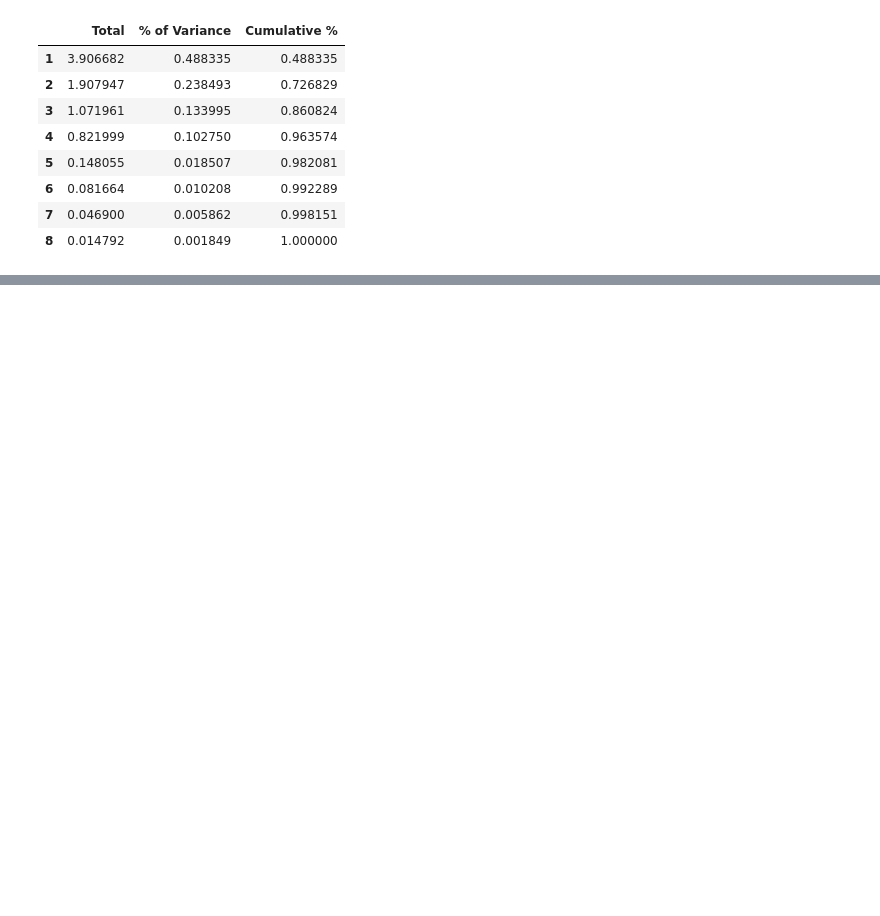
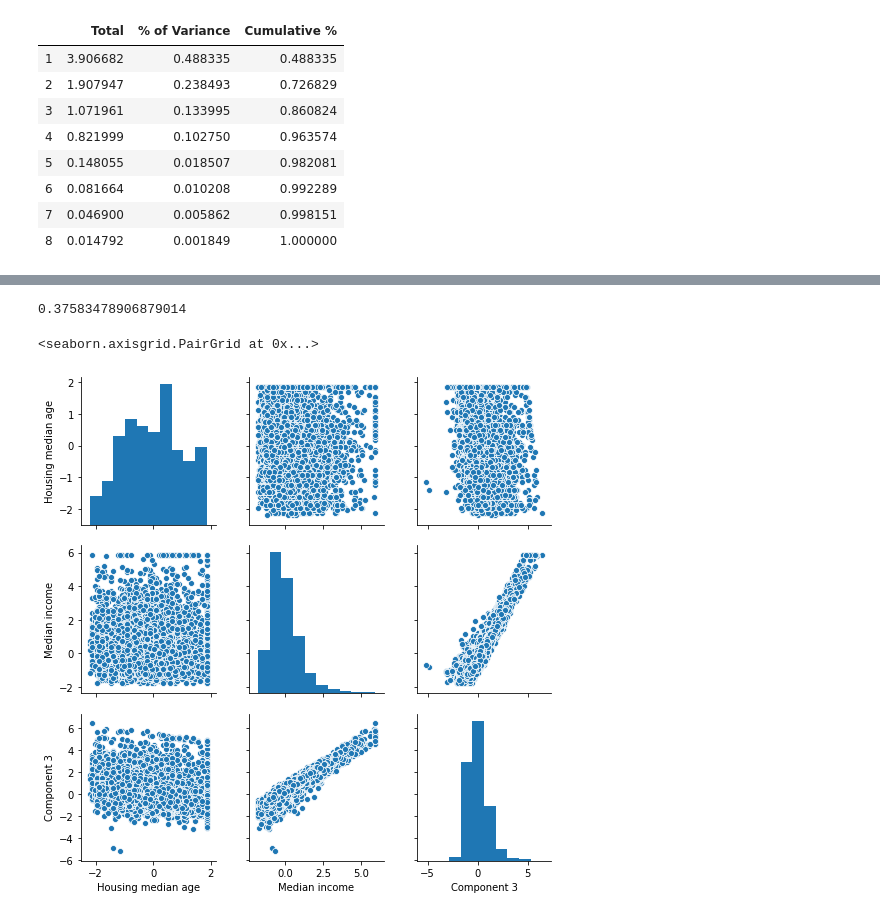
Before and after one commit to rasoolianbehnam/ED, a Jupyter notebook: data_mining/ch04/Untitled.ipynb, the cells around one changed output, grey strips where cells are left out. Drawn from its saved outputs; the diff is of its cells as text; code cells hidden in the pictures; blank space fills up the shorter version.

```diff
--- a/data_mining/ch04/Untitled.ipynb
+++ b/data_mining/ch04/Untitled.ipynb
@@ -125,0 +142,4 @@ plt.plot([0, 8], [1, 1], linestyle='-.')
+# %%
+sns.pairplot(df)
+# %% [output]
+0.37583478906879014
@@ -125,0 +148,10 @@ plt.plot([0, 8], [1, 1], linestyle='-.')
+# %%
+transformedDf = pd.DataFrame(pca.transform(dfNoResponseVariable_z), columns=['Component %d'%i for i in range(1, 1+n_components)])
+# %%
+dfTmp = dfNoResponseVariable_z.loc[:, ('Housing median age','Median income')]
+dfTmp['Component 3'] = transformedDf['Component 3']
+sns.pairplot(dfTmp)
+#([transformedDf[:,2]
+# %% [output]
+<seaborn.axisgrid.PairGrid at 0x...>
+[figure, added]
```
Also changed, not shown: parts of 31 cells of this notebook, 2 other files.
